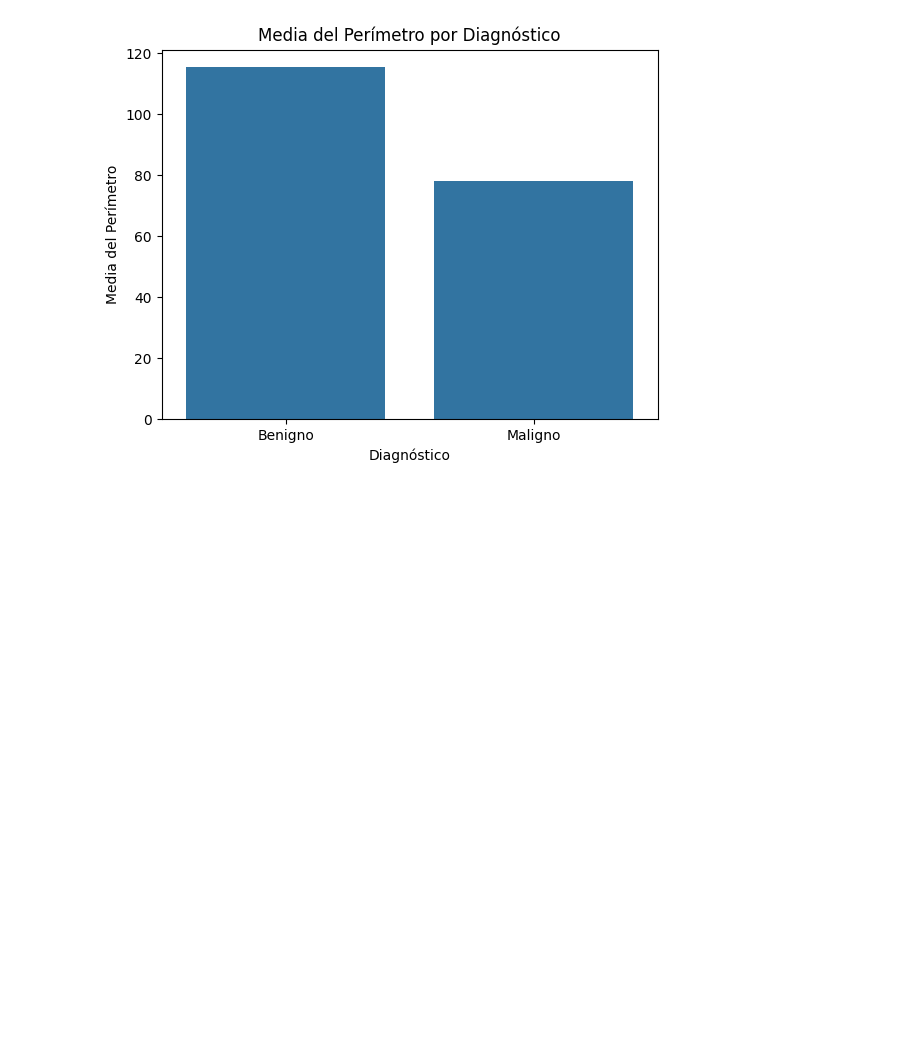
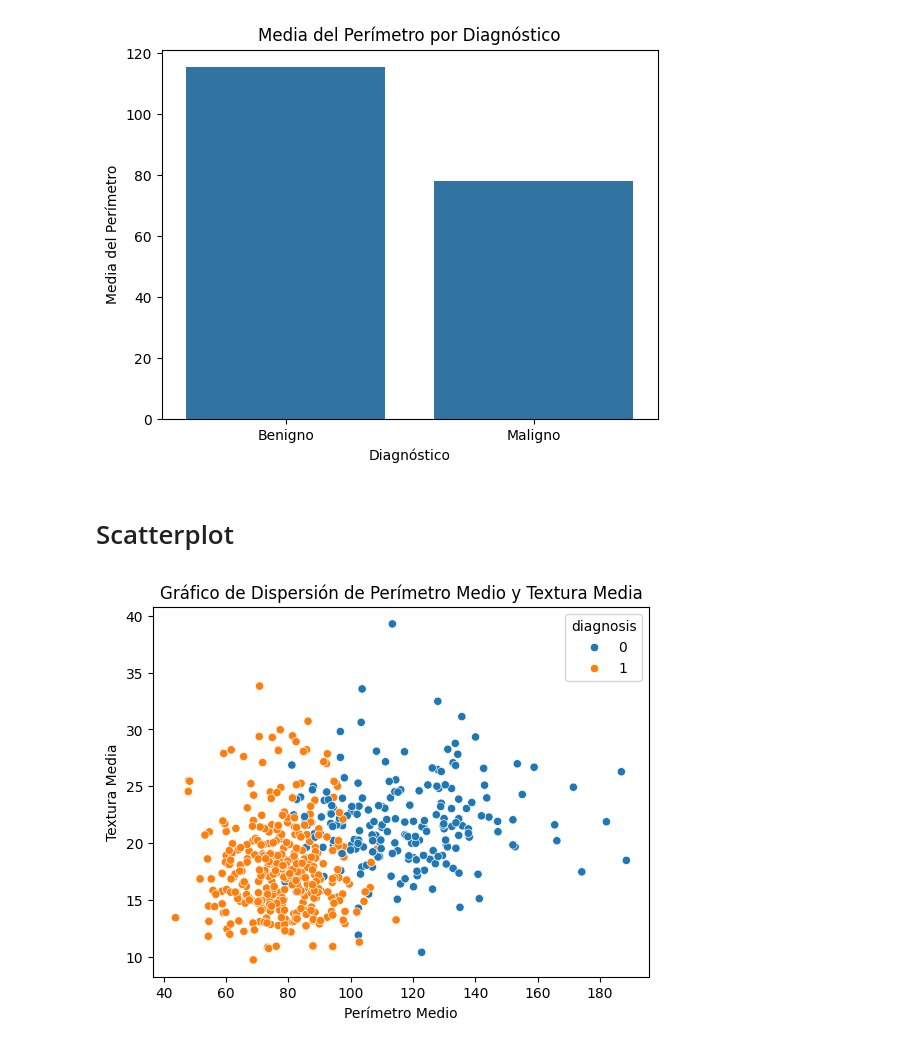
Before and after one commit to JoacoCavarzan/Data-viz-Seaborn, a Jupyter notebook: Gráficos_Seaborn.ipynb, the cells around one changed output. Cells and saved outputs as stored; diff of their text form; code cells hidden in the pictures; blank space fills up the shorter version.

Commit message:
Grafico dispersion media

```diff
--- a/Gráficos_Seaborn.ipynb
+++ b/Gráficos_Seaborn.ipynb
@@ -108,3 +108,16 @@ plt.xticks(ticks=[0, 1], labels=custom_labels)
 plt.show()
 # %% [output]
 [figure]
+# %% [markdown]
+# Scatterplot
+# %%
+# prompt: Grafico de dispersión de perímetro medio y textura Media
+
+# Crear el gráfico de dispersión
+sns.scatterplot(x='mean_perimeter', y='mean_texture', data=df, hue='diagnosis')
+plt.title('Gráfico de Dispersión de Perímetro Medio y Textura Media')
+plt.xlabel('Perímetro Medio')
+plt.ylabel('Textura Media')
+plt.show()
+# %% [output]
+[figure, added]
```
